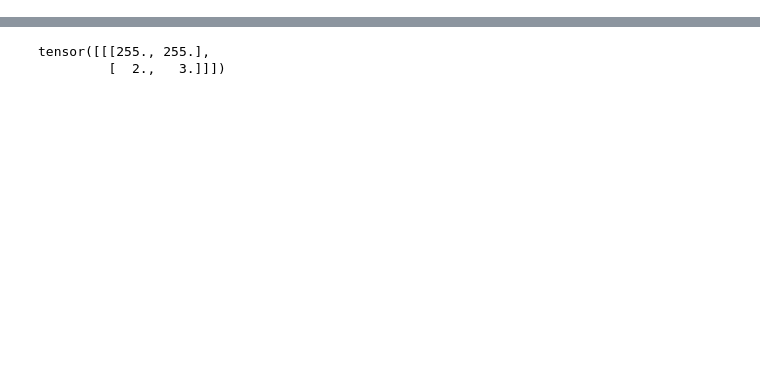
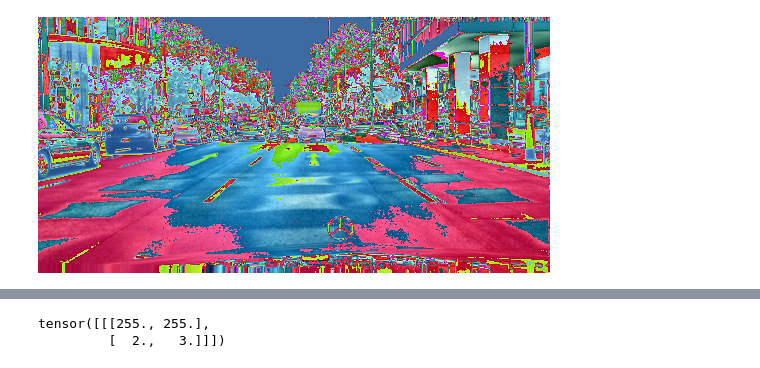
Before and after one commit to buvnswrn/Image-Segmentation, a Jupyter notebook: Transform.ipynb, the cells around one changed output, grey strips where cells are left out. Saved outputs shown, nothing was run; the diff lists cells and outputs as text; code cells hidden in the pictures; blank space fills up the shorter version.

```diff
--- a/Transform.ipynb
+++ b/Transform.ipynb
@@ -82,0 +162,6 @@ colors = torch.tensor(
+# %%
+import torch.nn as nn
+import torch
+
+device = torch.device("cuda:7")
+model = torch.load("/datasets/fullModels/r2u_epoch_182.model", map_location=device)
@@ -82,0 +213,77 @@ colors = torch.tensor(
+# %%
+from IPython.display import clear_output
+
+colors = torch.tensor([
+    [  0,  0,  0],
+    [111, 74,  0],
+    [ 81,  0, 81],
+    [128, 64,128],
+    [244, 35,232],
+    [250,170,160],
+    [230,150,140],
+    [ 70, 70, 70],
+    [102,102,156],
+    [190,153,153],
+    [180,165,180],
+    [150,100,100],
+    [150,120, 90],
+    [153,153,153],
+    [153,153,153],
+    [250,170, 30],
+    [220,220,  0],
+    [107,142, 35],
+    [152,251,152],
+    [ 70,130,180],
+    [220, 20, 60],
+    [255,  0,  0],
+    [  0,  0,142],
+    [  0,  0, 70],
+    [  0, 60,100],
+    [  0,  0, 90],
+    [  0,  0,110],
+    [  0, 80,100],
+    [  0,  0,230],
+    [119, 11, 32],
+    [  0,  0,  0]
+]) / 255
+
+
+from time import sleep
+
+model.train()
+with torch.no_grad():
+    for i, (inputs, targets) in enumerate(trainloader):
+        #if loss != None and i % 50 == 0:
+        inputs = inputs.to(device)
+        targets = targets.to(device)
+
+        outputs = model(inputs)
+
+        outputs = outputs.cpu()
+        targets = targets.cpu()
+
+
+        targetValues, targetIndices = targets.max(dim=1)
+        values, indices = outputs.max(dim=1)
+
+        #targetIndices[targetValues < 0.1] = 30
+        #indices[values < 0.1] = 30
+
+        colorImage = torch.stack([colors[indices, 0 ], colors[indices, 1], colors[indices, 2]], dim=1)
+        targetImage = torch.stack([colors[targetIndices, 0 ], colors[targetIndices, 1], colors[targetIndices, 2]], dim=1)
+
+        clear_output(wait=False)
+
+
+        print(indices.unique())
+
+        print("-----", torch.sum(torch.logical_and((targetIndices == 22), (indices == 22)))  )
+        print((targetIndices == indices).float().sum() / torch.prod(torch.tensor(list(targetIndices.size()))))
+        print(outputs.shape, targets.shape)
+        display(transforms.ToPILImage()( inputs[0] ))
+        display(transforms.ToPILImage()( targetImage[0] ))
+        display(transforms.ToPILImage()( colorImage[0] ))
+        display(transforms.ToPILImage()( (indices == 22).float() ))
+        sleep(5)
+        break
+# %% [output]
@@ -82,0 +295 @@ colors = torch.tensor(
+[figure, added]
```
Also changed, not shown: parts of 15 cells of this notebook, 3 other files.
